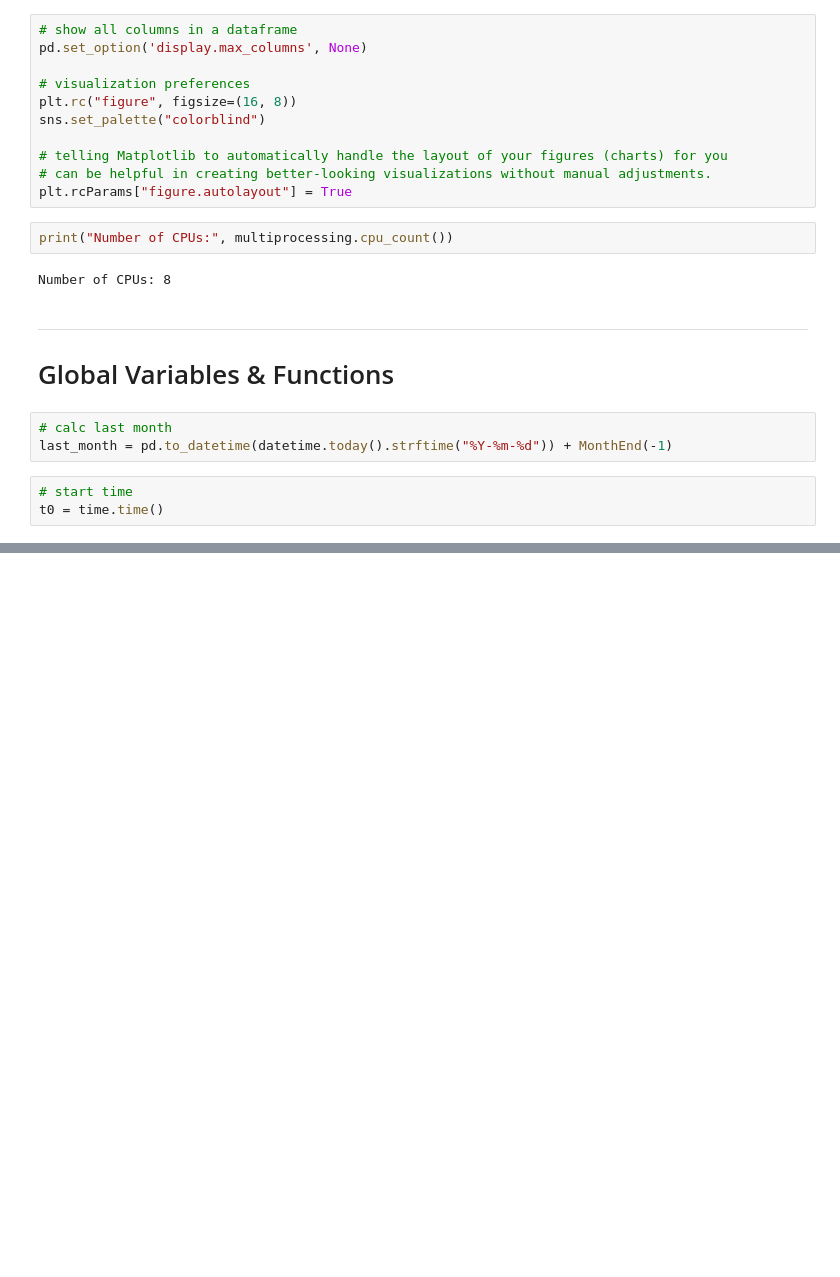
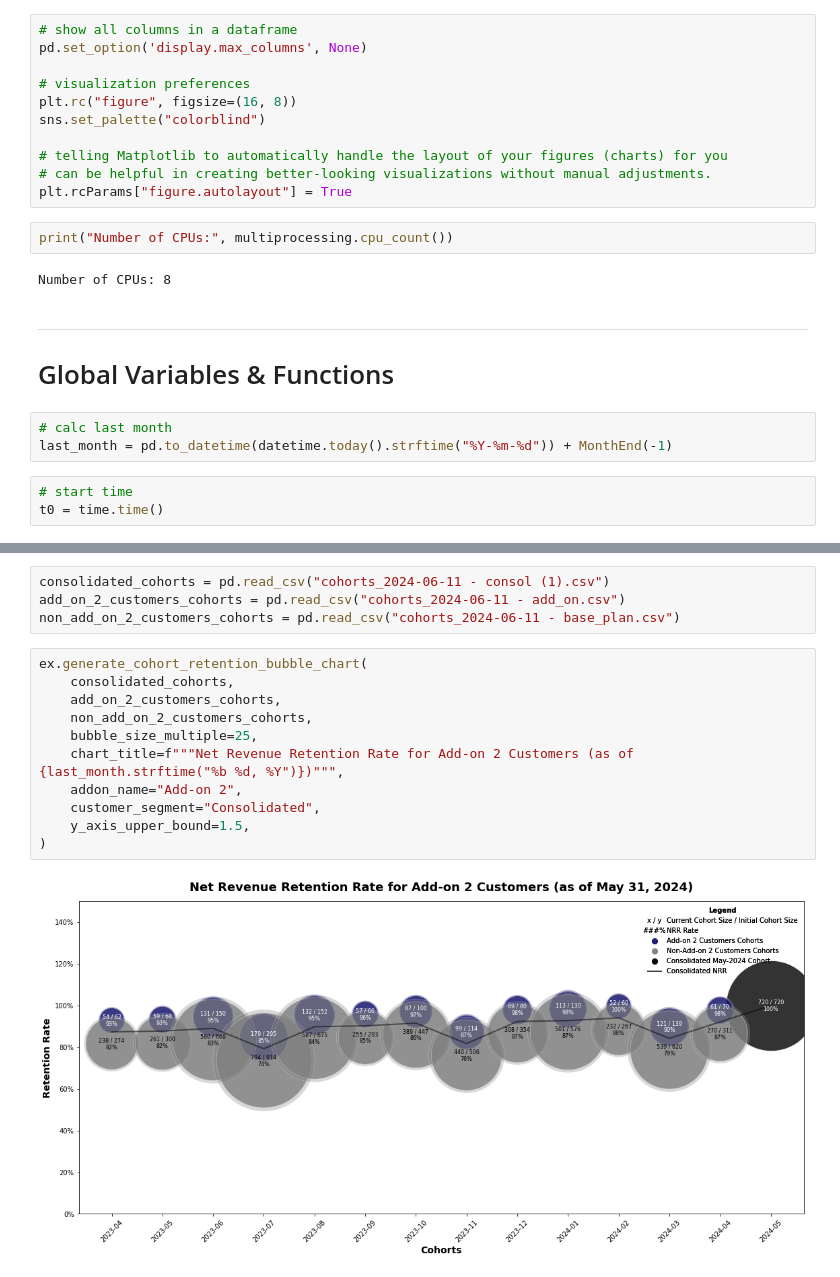
Before and after one commit to aleclhartman/data-science, a Jupyter notebook: upwork_portfolio.ipynb, the cells around one changed output, grey strips where cells are left out. Cells and saved outputs as stored; diff of their text form; blank space fills up the shorter version.

```diff
--- a/upwork_portfolio.ipynb
+++ b/upwork_portfolio.ipynb
@@ -176,0 +730,17 @@ fig.show()
+# %%
+consolidated_cohorts = pd.read_csv("cohorts_2024-06-11 - consol (1).csv")
+add_on_2_customers_cohorts = pd.read_csv("cohorts_2024-06-11 - add_on.csv")
+non_add_on_2_customers_cohorts = pd.read_csv("cohorts_2024-06-11 - base_plan.csv")
+# %%
+ex.generate_cohort_retention_bubble_chart(
+    consolidated_cohorts,
+    add_on_2_customers_cohorts,
+    non_add_on_2_customers_cohorts,
+    bubble_size_multiple=25,
+    chart_title=f"""Net Revenue Retention Rate for Add-on 2 Customers (as of {last_month.strftime("%b %d, %Y")})""",
+    addon_name="Add-on 2",
+    customer_segment="Consolidated",
+    y_axis_upper_bound=1.5,
+)
+# %% [output]
+[figure, added]
```
Also changed, not shown: parts of 46 cells of this notebook, 2 other files.
